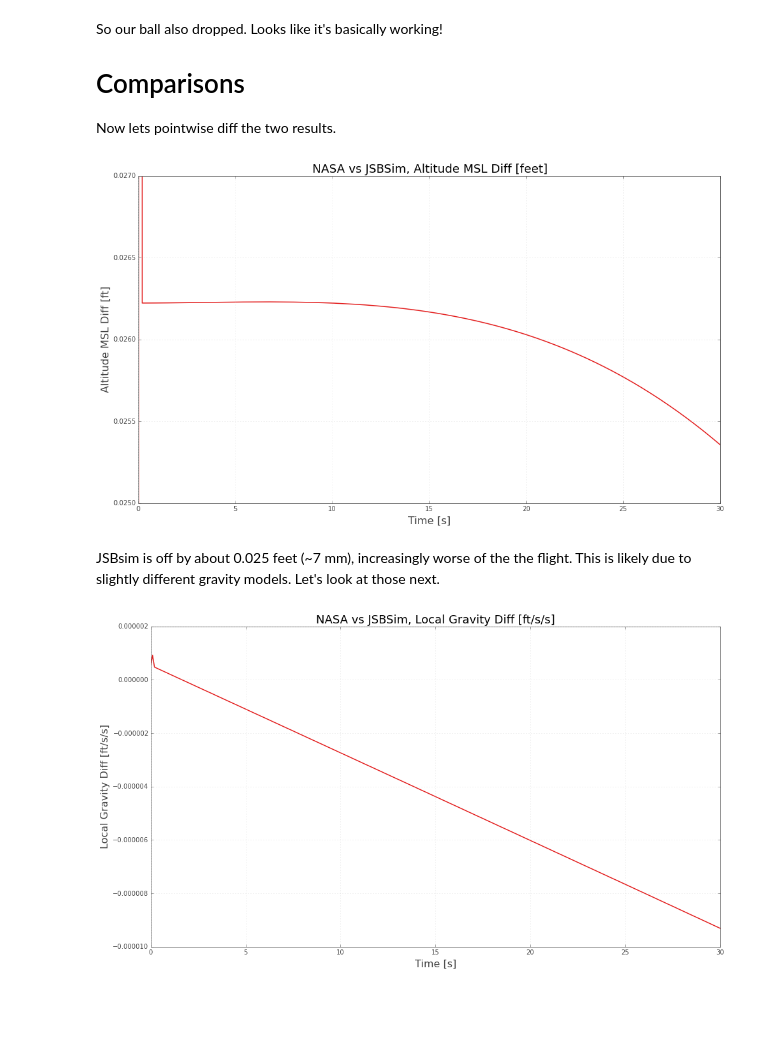
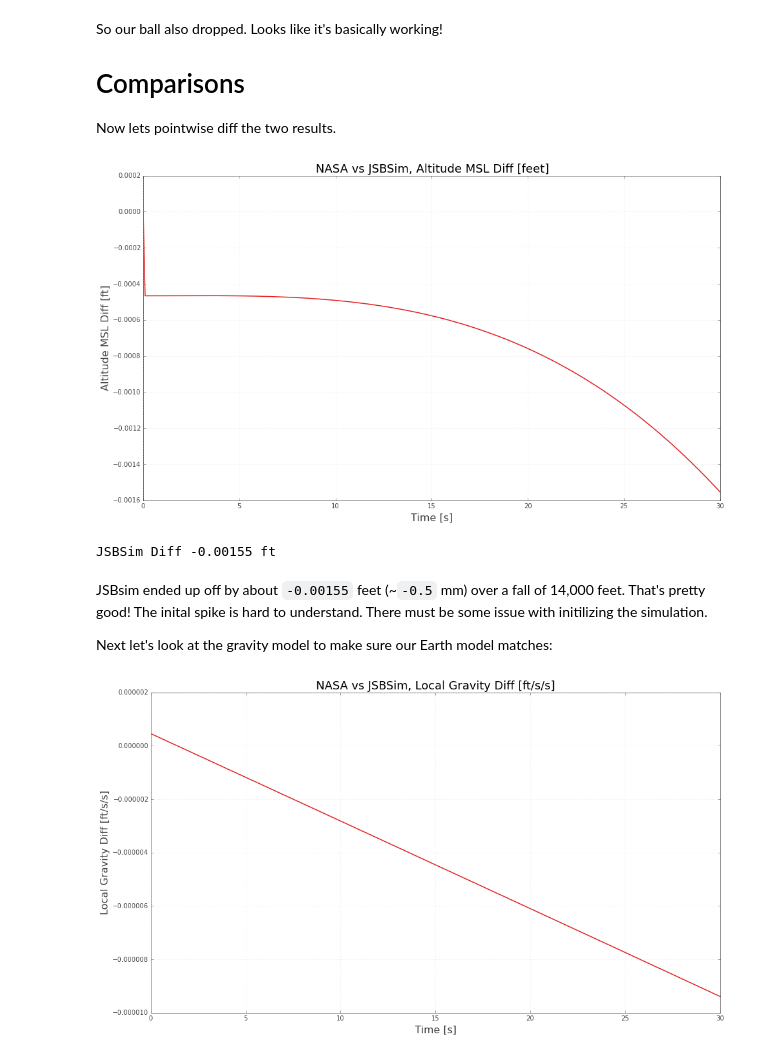
Before and after one commit to open-aerospace/jsbsim-nasa-test-cases, a Jupyter notebook: case-01-dragless_sphere/results.ipynb, the cells around one changed output. Saved outputs shown, nothing was run; the diff lists cells and outputs as text; code cells hidden in the pictures; blank space fills up the shorter version.

```diff
--- a/case-01-dragless_sphere/results.ipynb
+++ b/case-01-dragless_sphere/results.ipynb
@@ -38,10 +38,10 @@ Looks like the sphere fell. Great! We'll investigate the other numbers later.
 And now we look at our output:
 # %%
 columns = loadtxt("test/JSBSim-output.csv", delimiter=',', unpack=True, comments="T")
-j_times              = columns[ 0][:-1]
-j_altitudeMsl        = columns[ 1][:-1]
-j_longitude          = columns[22][:-1]
-j_localGravity       = columns[32][:-1]
+j_times              = columns[ 0]
+j_altitudeMsl        = columns[ 1]
+j_longitude          = columns[22]
+j_localGravity       = columns[32]
 
 ax = plt.figure(figsize=(16,9))
 plt.title(r"JSBSim Simulation Data, Altitude MSL [feet]")
@@ -62,16 +62,20 @@ Now lets pointwise diff the two results.
 # %%
 ax = plt.figure(figsize=(16,9))
 plt.title(r"NASA vs JSBSim, Altitude MSL Diff [feet]")
 plt.ylabel(r"Altitude MSL Diff [ft]")
 plt.xlabel(r"Time [s]")
 plt.plot(j_times, j_altitudeMsl-n_altitudeMsl)
-ax.axes[0].set_ylim([0.025,0.027])
 ax.axes[0].set_xlim([0,30])
 plt.show()
+
+print "JSBSim Diff %0.5f ft" % (j_altitudeMsl[-1]-n_altitudeMsl[-1])
 # %% [output]
-[figure, old version]
+[figure, new version]
+JSBSim Diff -0.00155 ft
-# %% [markdown]
-JSBsim is off by about 0.025 feet (~7 mm), increasingly worse of the the flight. This is likely due to slightly different gravity models. Let's look at those next.
+# %% [markdown]
+JSBsim ended up off by about `-0.00155` feet (~`-0.5` mm) over a fall of 14,000 feet. That's pretty good! The inital spike is hard to understand. There must be some issue with initilizing the simulation.
+
+Next let's look at the gravity model to make sure our Earth model matches:
 # %%
 ax = plt.figure(figsize=(16,9))
 plt.title(r"NASA vs JSBSim, Local Gravity Diff [ft/s/s]")
```
Also changed, not shown: parts of 1 cell of this notebook, 1 other file.
